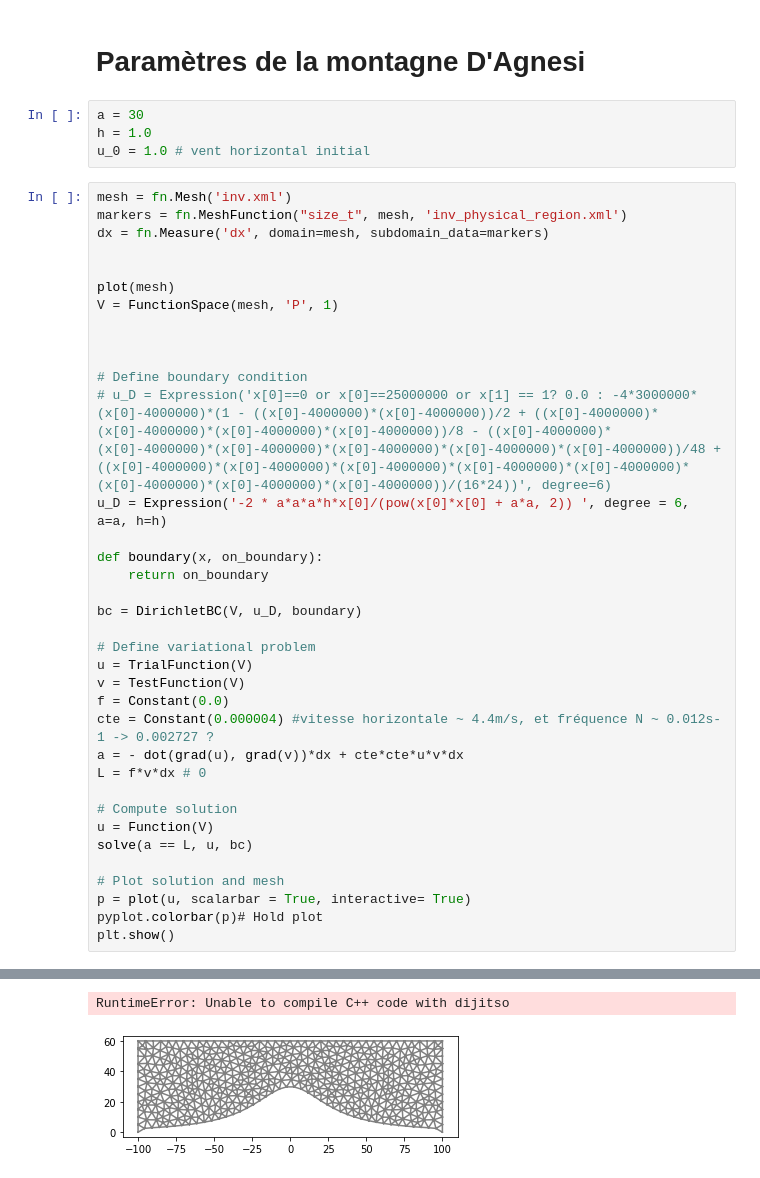
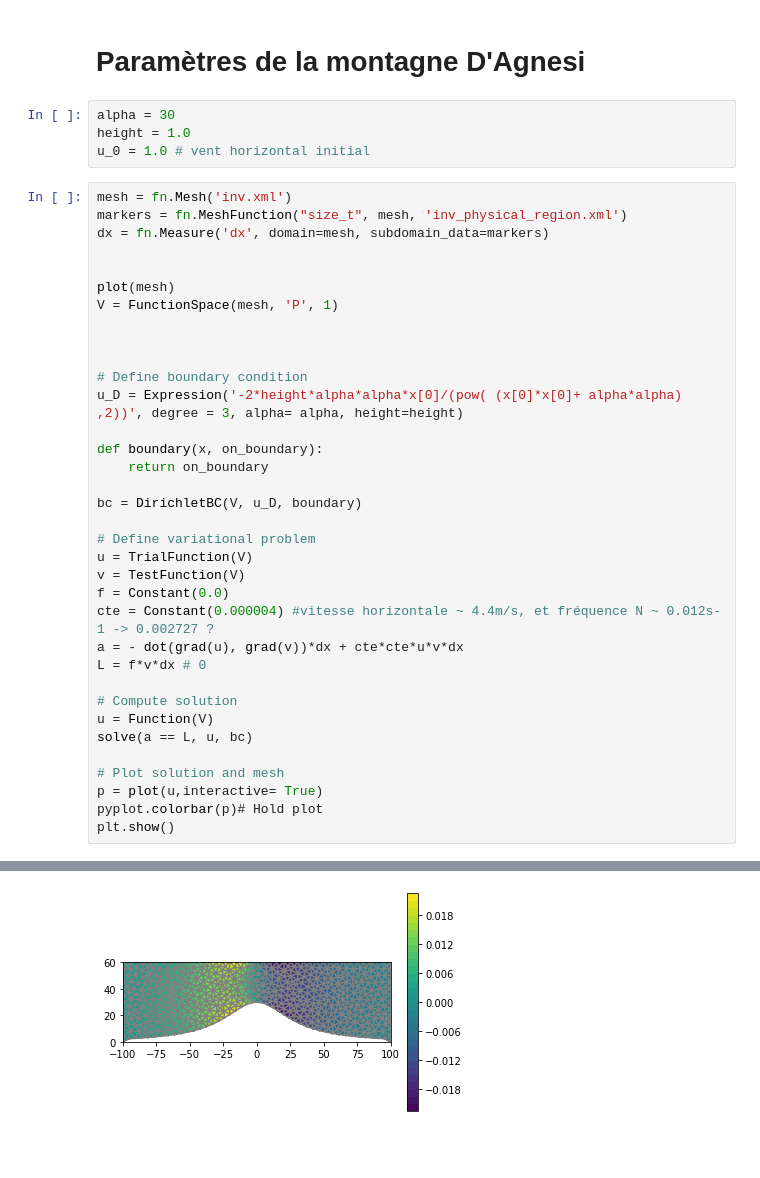
Before and after one commit to spineki/fenics_scorer, a Jupyter notebook: fichier_clemence.ipynb, the cells around one changed output, grey strips where cells are left out. Saved outputs shown, nothing was run; the diff lists cells and outputs as text; blank space fills up the shorter version.

```diff
--- a/fichier_clemence.ipynb
+++ b/fichier_clemence.ipynb
@@ -8,8 +8,8 @@ import dolfin as fn
 # %% [markdown]
 # Paramètres de la montagne D'Agnesi
 # %%
-a = 30
-h = 1.0
+alpha = 30
+height = 1.0
 u_0 = 1.0 # vent horizontal initial
 # %%
 mesh = fn.Mesh('inv.xml')
@@ -23,8 +23,7 @@ V = FunctionSpace(mesh, 'P', 1)
 
 
 # Define boundary condition
-# u_D = Expression('x[0]==0 or x[0]==25000000 or x[1] == 1? 0.0 : -4*3000000*(x[0]-4000000)*(1 - ((x[0]-4000000)*(x[0]-4000000))/2 + ((x[0]-4000000)*(x[0]-4000000)*(x[0]-4000000)*(x[0]-4000000))/8 - ((x[0]-4000000)*(x[0]-4000000)*(x[0]-4000000)*(x[0]-4000000)*(x[0]-4000000)*(x[0]-4000000))/48 + ((x[0]-4000000)*(x[0]-4000000)*(x[0]-4000000)*(x[0]-4000000)*(x[0]-4000000)*(x[0]-4000000)*(x[0]-4000000)*(x[0]-4000000))/(16*24))', degree=6)
-u_D = Expression('-2 * a*a*a*h*x[0]/(pow(x[0]*x[0] + a*a, 2)) ', degree = 6, a=a, h=h)
+u_D = Expression('-2*height*alpha*alpha*x[0]/(pow( (x[0]*x[0]+ alpha*alpha) ,2))', degree = 3, alpha= alpha, height=height)
 
 def boundary(x, on_boundary):
     return on_boundary
@@ -44,7 +43,7 @@ u = Function(V)
 solve(a == L, u, bc)
 
 # Plot solution and mesh
-p = plot(u, scalarbar = True, interactive= True)
+p = plot(u,interactive= True)
 pyplot.colorbar(p)# Hold plot
 plt.show()
 # %% [output]
@@ -62,2 +50 @@ Compilation failed! Sources, command, and errors have been written to: /home/spi
-RuntimeError: Unable to compile C++ code with dijitso
-[figure, old version]
+[figure, new version]
```
Also changed, not shown: parts of 1 cell of this notebook, 26 other files.
